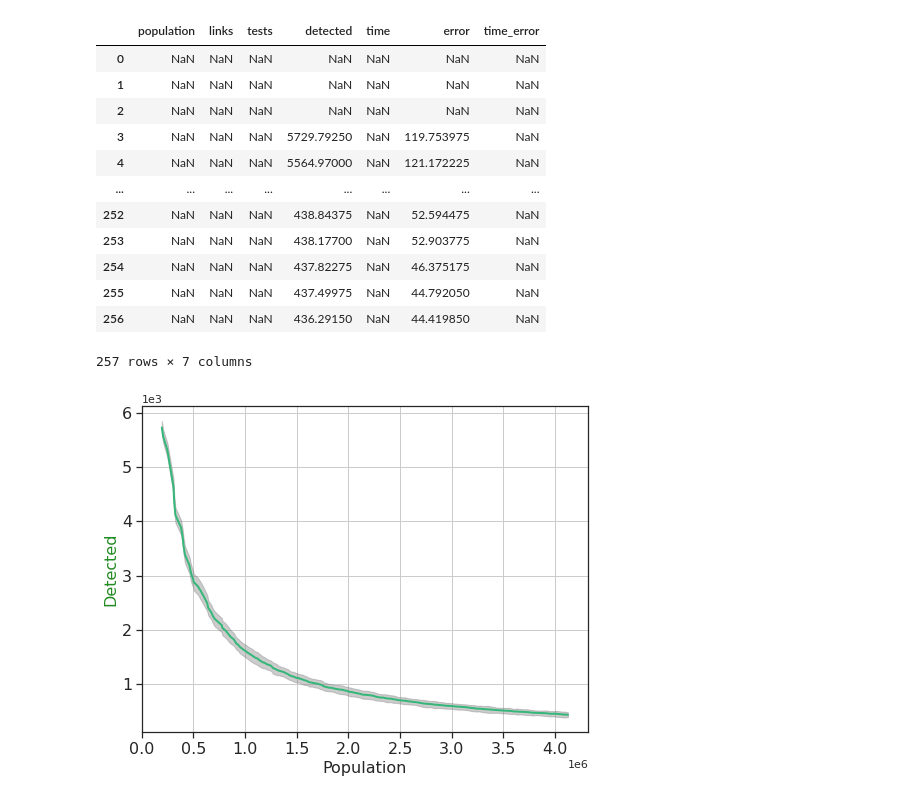
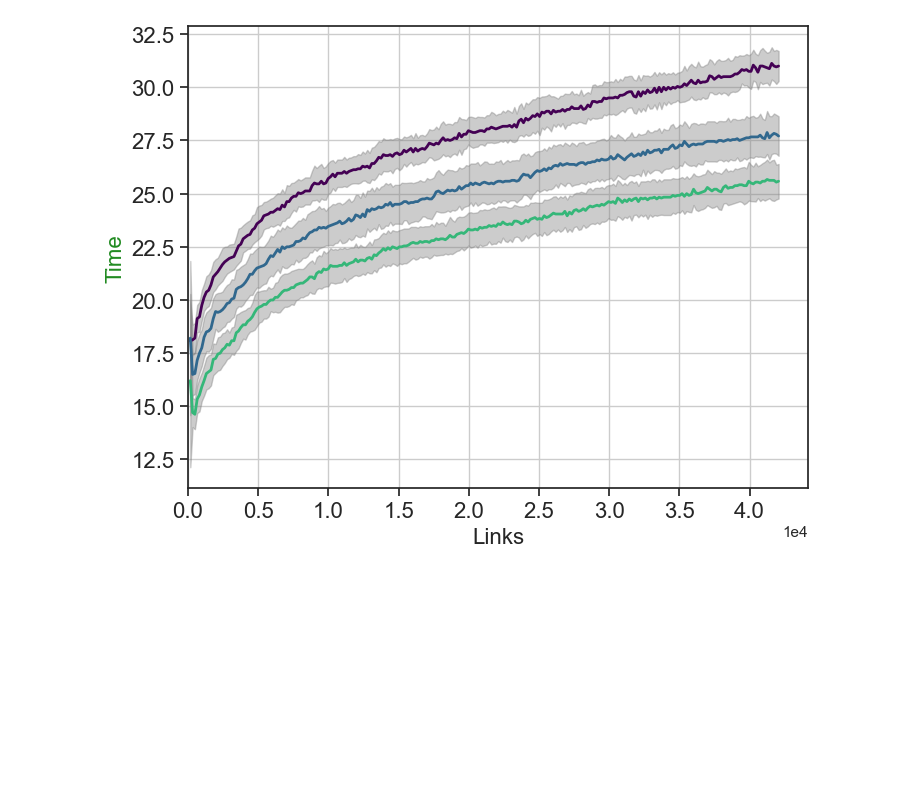
Before and after one commit to PabloValgaRuiz/control23, a Jupyter notebook: figs_dec23.ipynb, the cells around one changed output. Drawn from its saved outputs; the diff is of its cells as text; code cells hidden in the pictures; blank space fills up the shorter version.

```diff
--- a/figs_dec23.ipynb
+++ b/figs_dec23.ipynb
@@ -61,49 +61,35 @@ See the caveats in the documentation: https://pandas.pydata.org/pandas-docs/stab
-# %%
-data
-# %% [output]
-|  | population | links | tests | detected | time | error | time_error |
-| 0 | NaN | NaN | NaN | NaN | NaN | NaN | NaN |
-| 1 | NaN | NaN | NaN | NaN | NaN | NaN | NaN |
-| 2 | NaN | NaN | NaN | NaN | NaN | NaN | NaN |
-| 3 | NaN | NaN | NaN | 5729.79250 | NaN | 119.753975 | NaN |
-| 4 | NaN | NaN | NaN | 5564.97000 | NaN | 121.172225 | NaN |
-| ... | ... | ... | ... | ... | ... | ... | ... |
-| 252 | NaN | NaN | NaN | 438.84375 | NaN | 52.594475 | NaN |
-| 253 | NaN | NaN | NaN | 438.17700 | NaN | 52.903775 | NaN |
-| 254 | NaN | NaN | NaN | 437.82275 | NaN | 46.375175 | NaN |
-| 255 | NaN | NaN | NaN | 437.49975 | NaN | 44.792050 | NaN |
-| 256 | NaN | NaN | NaN | 436.29150 | NaN | 44.419850 | NaN |
-257 rows × 7 columns
 # %%
 sns.set_theme(style="ticks")
 
 fig,ax = plt.subplots(figsize=(8,6))
 
 label_size = 16
 abc_size = 16*1.6
 
+colormap = mpl.colormaps['viridis']
+
 name = 'ma'
 betastr = '4,0'
-for i in enumerate([1,2,3]):
-heatmap = pd.read_csv('times/out/' + name + '_{i}k_60d_beta_' + betastr +
-                        '.txt', sep='\t')
-heatmap['detected'] = heatmap['detected'].rolling(window=4).mean()
-heatmap['error'] = heatmap['error'].rolling(window=4).mean()
+for i,tests in enumerate([10,20,30]):
+    heatmap = pd.read_csv('times/out/' + name + f'_{tests}k_60d_beta_' + betastr +
+                            '.txt', sep='\t')
+    # heatmap['time'] = heatmap['time'].rolling(window=20).mean()
+    # heatmap['time_error'] = heatmap['time_error'].rolling(window=20).mean()
+    heatmap['time_error'] = heatmap['time_error']/np.sqrt(23) * 1.96
 
-colormap = mpl.colormaps['viridis']
 
-#rolling average of data
-color = colormap(i/3)
-ax.plot('population', 'detected', data=heatmap, color=color, lw=2)
-ax.fill_between(x=heatmap['population'], y1=heatmap['detected']+ 1*heatmap['error'], y2=heatmap['detected']-1*heatmap['error'], color='gray', alpha=0.4)
+    #rolling average of data
+    color = colormap(i/3)
+    ax.plot('links', 'time', data=heatmap, color=color, lw=2)
+    ax.fill_between(x=heatmap['links'], y1=heatmap['time']+ 1*heatmap['time_error'], y2=heatmap['time']-1*heatmap['time_error'], color='gray', alpha=0.4)
 
-ax.set_xlabel('Population', size=label_size)
-ax.set_ylabel('Detected', size=label_size, color='forestgreen')
+ax.set_xlabel('Links', size=label_size)
+ax.set_ylabel('Time', size=label_size, color='forestgreen')
 ax.tick_params(labelsize=label_size)
 ax.set_xlim(0,)
 ax.grid('True')
-ax.ticklabel_format(axis='both', style='sci', scilimits=(0,0))
+ax.ticklabel_format(axis='x', style='sci', scilimits=(0,0))
 
 fig.savefig('figures/figs_dec23/Fig3b.svg', bbox_inches='tight', dpi=300)
 # %% [output]
-[figure, old version]
+[figure, new version]
```
Also changed, not shown: parts of 3 cells of this notebook, 4 other files.
